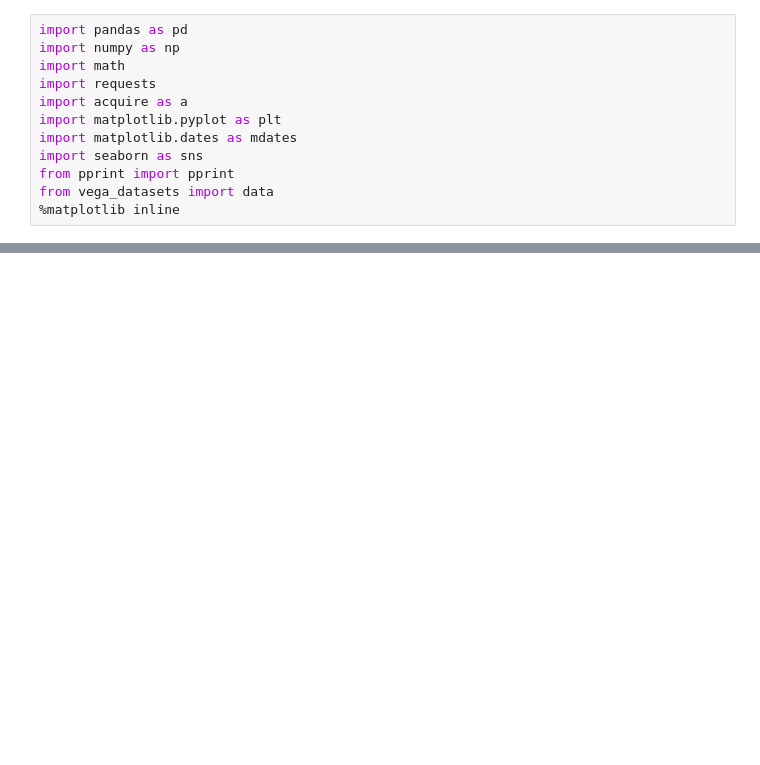
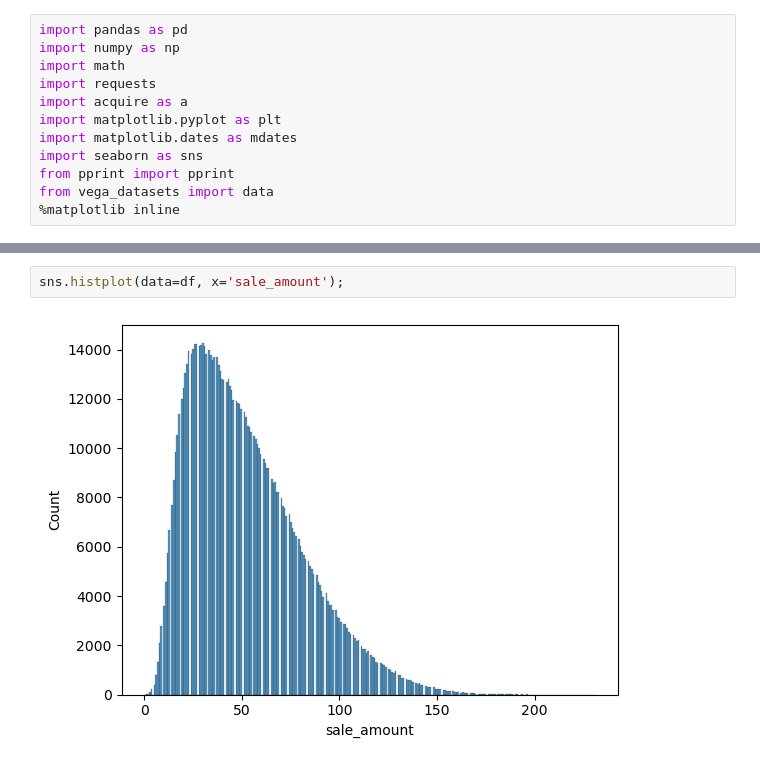
Before and after one commit to Segura-Jorge/time-series-exercises, a Jupyter notebook: prepare.ipynb, the cells around one changed output, grey strips where cells are left out. Cells and saved outputs as stored; diff of their text form; blank space fills up the shorter version.

```diff
--- a/prepare.ipynb
+++ b/prepare.ipynb
@@ -20,0 +61,4 @@ The end result of this exercise should be a file named `prepare.py`.
+# %%
+sns.histplot(data=df, x='sale_amount');
+# %% [output]
+[figure, added]
```
Also changed, not shown: parts of 33 cells of this notebook, 3 other files.
